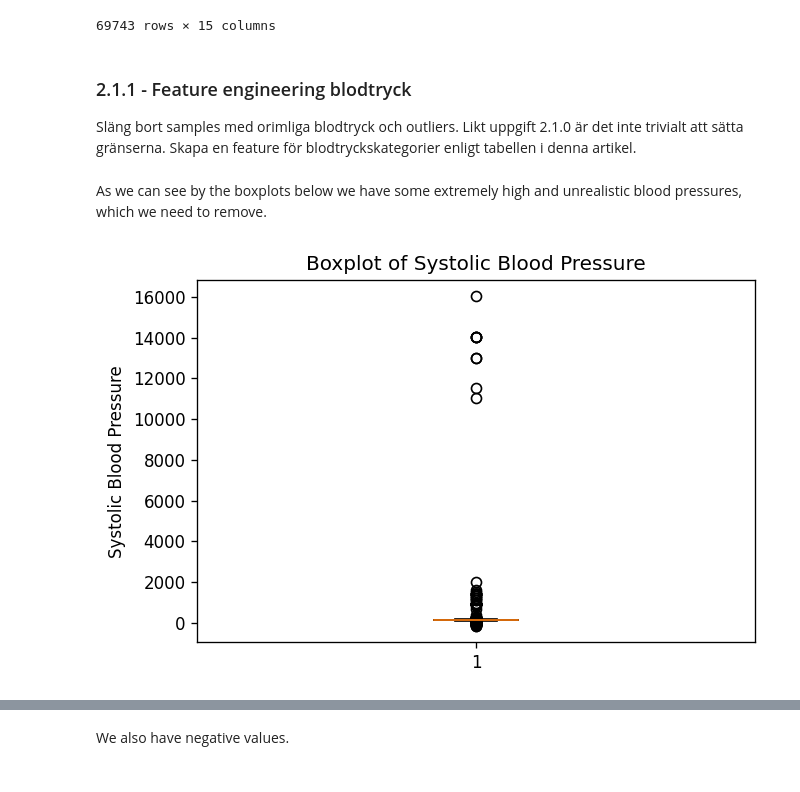
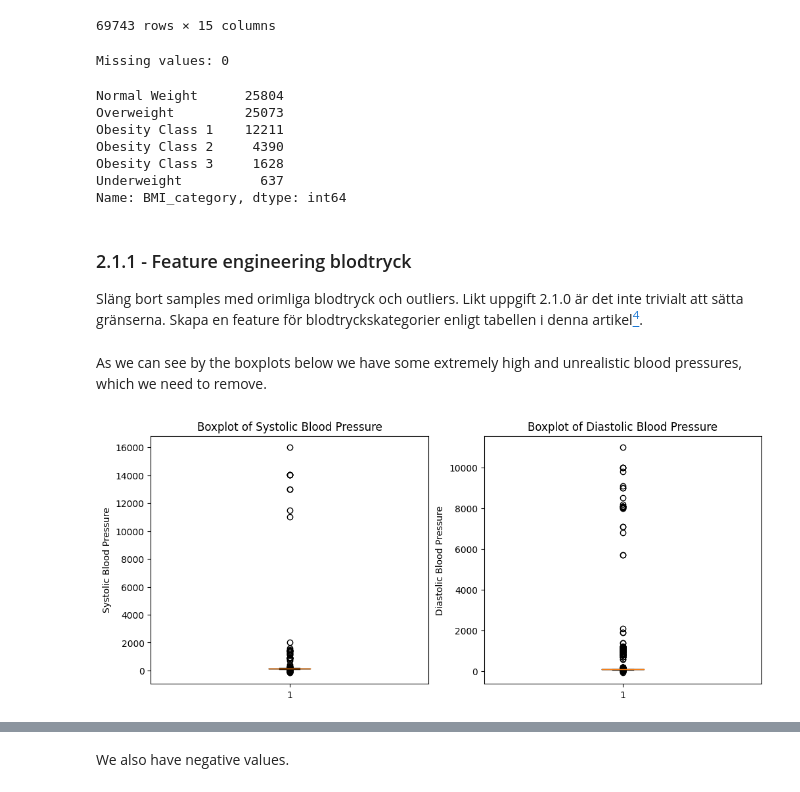
Before and after one commit to Anna-MariaSjolund/Machine-learning, a Jupyter notebook: labs/lab_disease_prediction.ipynb, the cells around one changed output, grey strips where cells are left out. Saved outputs shown, nothing was run; the diff lists cells and outputs as text; code cells hidden in the pictures.

```diff
--- a/labs/lab_disease_prediction.ipynb
+++ b/labs/lab_disease_prediction.ipynb
@@ -257,8 +238,24 @@ As can be seen above, the BMI data is extremeley skewed. We have some values ver
 # %%
-def outlier_cut_off(data:pd.Series):
+def outlier_cut_off(data:pd.Series) -> tuple[float]:
+    """
+    Identifies outliers according to the interquartile range (IQR) rule.
+
+    Parameters
+    ----------
+    data : pd.Series
+        The variable to calculate outliers for.
+
+    Returns
+    -------
+    outlier_low : float
+        Observations smaller than this value should be considered outliers.
+    outlier_high
+        Observations larger than this value should be considered outliers.
+    """
+
     quant25= np.percentile(data, q=25)
     quant75= np.percentile(data, q=75)
-    iqr = stats.iqr(data)
+    iqr = quant75-quant25
 
     outlier_low = quant25 - 1.5*iqr
     outlier_high = quant75 + 1.5*iqr
@@ -360,16 +363,30 @@ df_cardio
 | 69998 | 99998 | 22431 | 1 | 163 | 72.0 | 135 | 80 | 1 | 2 | 0 | 0 | ... |
 | 69999 | 99999 | 20540 | 1 | 170 | 72.0 | 120 | 80 | 2 | 1 | 0 | 0 | ... |
 69743 rows × 15 columns
+# %%
+print(f"Missing values: {df_cardio['BMI_category'].isna().sum()}")
+df_cardio["BMI_category"].value_counts()
+# %% [output]
+Missing values: 0
+Normal Weight      25804
+Overweight         25073
+Obesity Class 1    12211
+Obesity Class 2     4390
+Obesity Class 3     1628
+Underweight          637
+Name: BMI_category, dtype: int64
 # %% [markdown]
 ### 2.1.1 - Feature engineering blodtryck
 Släng bort samples med orimliga blodtryck och outliers. Likt uppgift 2.1.0 är det inte trivialt att sätta
-gränserna. Skapa en feature för blodtryckskategorier enligt tabellen i denna artikel.
+gränserna. Skapa en feature för blodtryckskategorier enligt tabellen i denna artikel<a href="#Holland(2021)" id="note4ref"><sup>4</sup></a>.
 # %% [markdown]
 As we can see by the boxplots below we have some extremely high and unrealistic blood pressures, which we need to remove.
 # %%
-fig, ax = plt.subplots(dpi=120)
-ax.boxplot(df_cardio["ap_hi"]);
-ax.set_title("Boxplot of Systolic Blood Pressure")
-ax.set_ylabel("Systolic Blood Pressure");
+fig, axes = plt.subplots(1, 2, figsize=(12, 5), dpi=100)
+
+for ax, feature, name in zip(axes, ["ap_hi", "ap_lo"], ["Systolic", "Diastolic"]):
+    ax.boxplot(df_cardio[feature]);
+    ax.set_title(f"Boxplot of {name} Blood Pressure")
+    ax.set_ylabel(f"{name} Blood Pressure");
 # %% [output]
-[figure, old version]
+[figure, new version]
```
Also changed, not shown: parts of 106 cells of this notebook.
